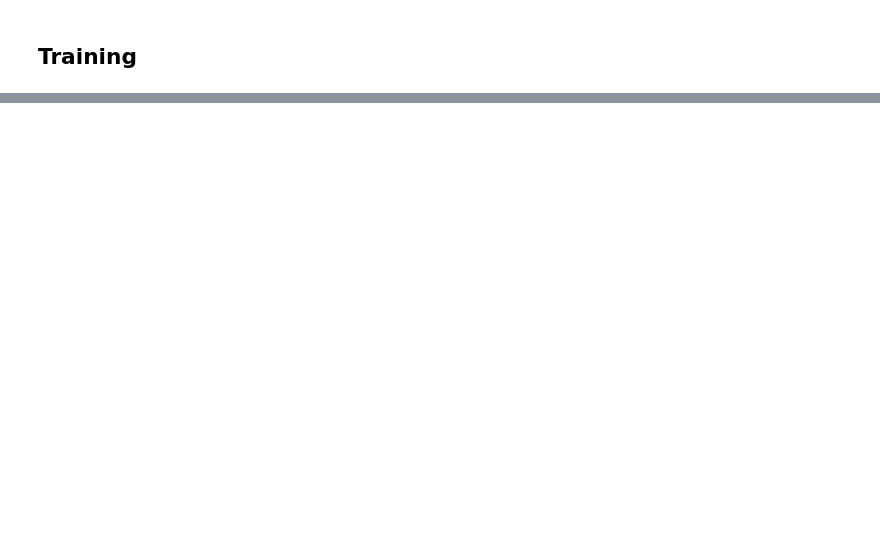
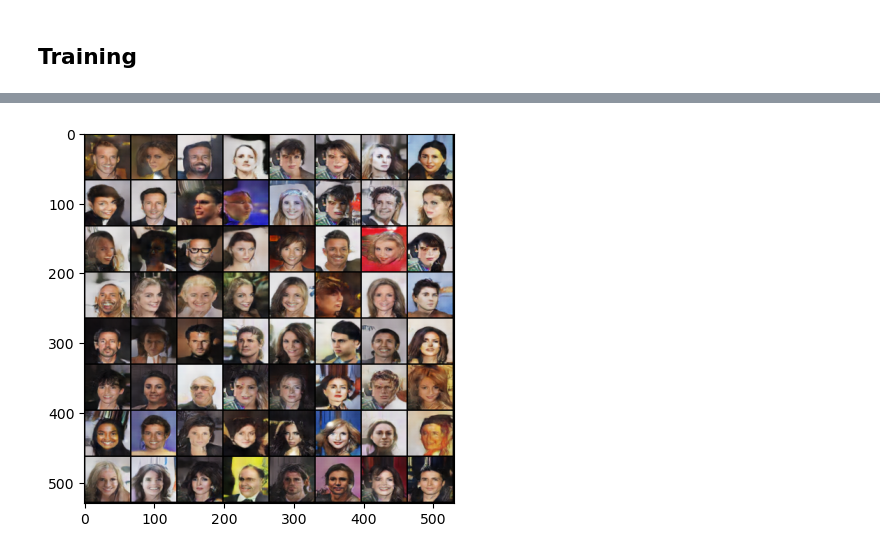
Before and after one commit to s22mkhan/Assignment6_MuhammadIbrahim, a Jupyter notebook: FullyConvolutionalDCGAN.ipynb, the cells around one changed output, grey strips where cells are left out. Saved outputs shown, nothing was run; the diff lists cells and outputs as text; code cells hidden in the pictures; blank space fills up the shorter version.

```diff
--- a/FullyConvolutionalDCGAN.ipynb
+++ b/FullyConvolutionalDCGAN.ipynb
@@ -44,5 +55,5 @@ writer = SummaryWriter(TBOARD_LOGS)
 # %%
-dataset_dir = './img_align_celeba/img_align_celeba'
+dataset_dir = './celeba-dataset/img_align_celeba/img_align_celeba'
 # %%
 class CelebADataset(Dataset):
     def __init__(self, root_dir, transform=None):
@@ -283,0 +151,82 @@ ValueError: Using a target size (torch.Size([32, 1])) that is different to the i
+# %%
+nz = 100  # Size of z latent vector (i.e. size of generator input)
+nc = 3    # Number of channels in the training images (3 for RGB)
+ngf = 64  # Size of feature maps in generator
+ndf = 64  # Size of feature maps in discriminator
+
+netG = Generator(nz, ngf, nc).to(device)
+netD = Discriminator(nc, ndf).to(device)
+
+criterion = nn.BCELoss()
+fixed_noise = torch.randn(64, nz, 1, 1, device=device)
+real_label = 1.
+fake_label = 0.
+
+optimizerD = torch.optim.Adam(netD.parameters(), lr=0.0002, betas=(0.5, 0.999))
+optimizerG = torch.optim.Adam(netG.parameters(), lr=0.0002, betas=(0.5, 0.999))
+# %%
+num_epochs = 25
+
+for epoch in range(num_epochs):
+    progress_bar = tqdm(enumerate(data_loader), total=len(data_loader))
+    for i, data in progress_bar:
+        ############################
+        # (1) Update D network: maximize log(D(x)) + log(1 - D(G(z)))
+        ###########################
+        netD.zero_grad()
+        real_cpu = data.to(device)
+        batch_size = real_cpu.size(0)
+        label = torch.full((batch_size,), real_label, dtype=torch.float, device=device)
+
+        output = netD(real_cpu).view(-1)
+        errD_real = criterion(output, label)
+        errD_real.backward()
+        D_x = output.mean().item()
+
+        noise = torch.randn(batch_size, nz, 1, 1, device=device)
+        fake = netG(noise)
+        label.fill_(fake_label)
+
+        output = netD(fake.detach()).view(-1)
+        errD_fake = criterion(output, label)
+        errD_fake.backward()
+        D_G_z1 = output.mean().item()
+
+        errD = errD_real + errD_fake
+        optimizerD.step()
+
+        ############################
+        # (2) Update G network: maximize log(D(G(z)))
+        ###########################
+        netG.zero_grad()
+        label.fill_(real_label)
+        output = netD(fake).view(-1)
+        errG = criterion(output, label)
+        errG.backward()
+        D_G_z2 = output.mean().item()
+        optimizerG.step()
+
+        if i % 100 == 0:
+            progress_bar.set_description(
+                f'Epoch [{epoch+1}/{num_epochs}] Batch [{i}/{len(data_loader)}] '
+                f'Loss_D: {errD.item():.4f} Loss_G: {errG.item():.4f} '
+                f'D(x): {D_x:.4f} D(G(z)): {D_G_z1:.4f} / {D_G_z2:.4f}'
+            )
+
+        # Logging to Tensorboard
+        writer.add_scalar('Loss/Discriminator', errD.item(), epoch * len(data_loader) + i)
+        writer.add_scalar('Loss/Generator', errG.item(), epoch * len(data_loader) + i)
+
+    # Save generated images
+    with torch.no_grad():
+        fake = netG(fixed_noise).detach().cpu()
+        fake = (fake + 1) / 2
+        grid = torchvision.utils.make_grid(fake, padding=2, normalize=True)
+
+        writer.add_image('Generated Images', grid, epoch)
+
+        if (epoch+1 == num_epochs):
+            plt.imshow(np.transpose(grid.cpu().numpy(), (1, 2, 0)))
+            plt.show()
+# %% [output]
+[figure, added]
```
Also changed, not shown: parts of 15 cells of this notebook, 3 other files.
